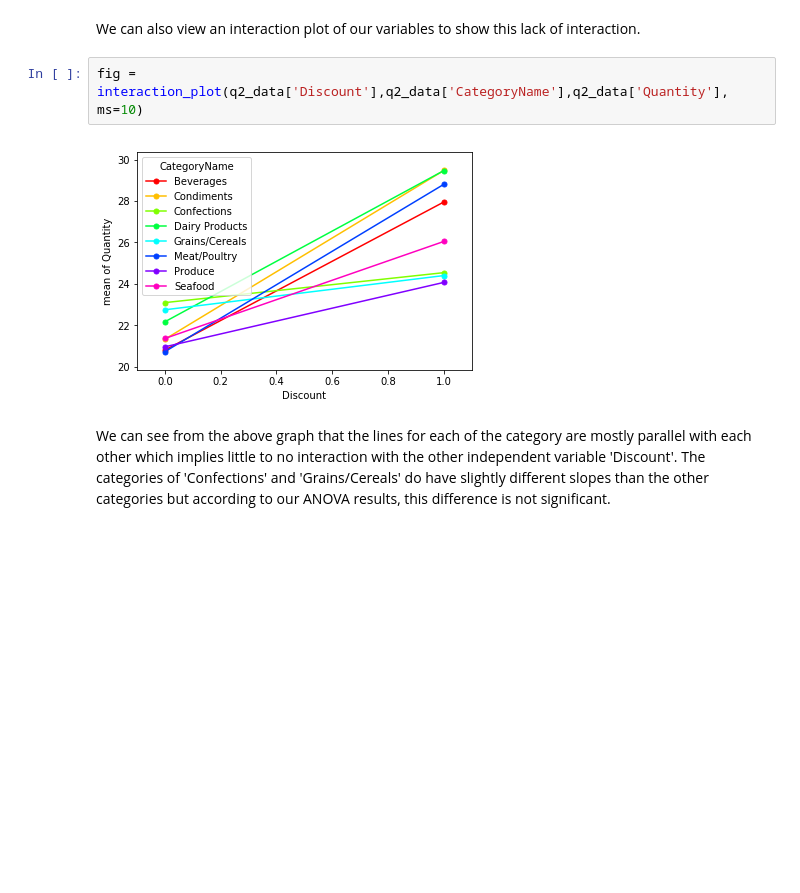
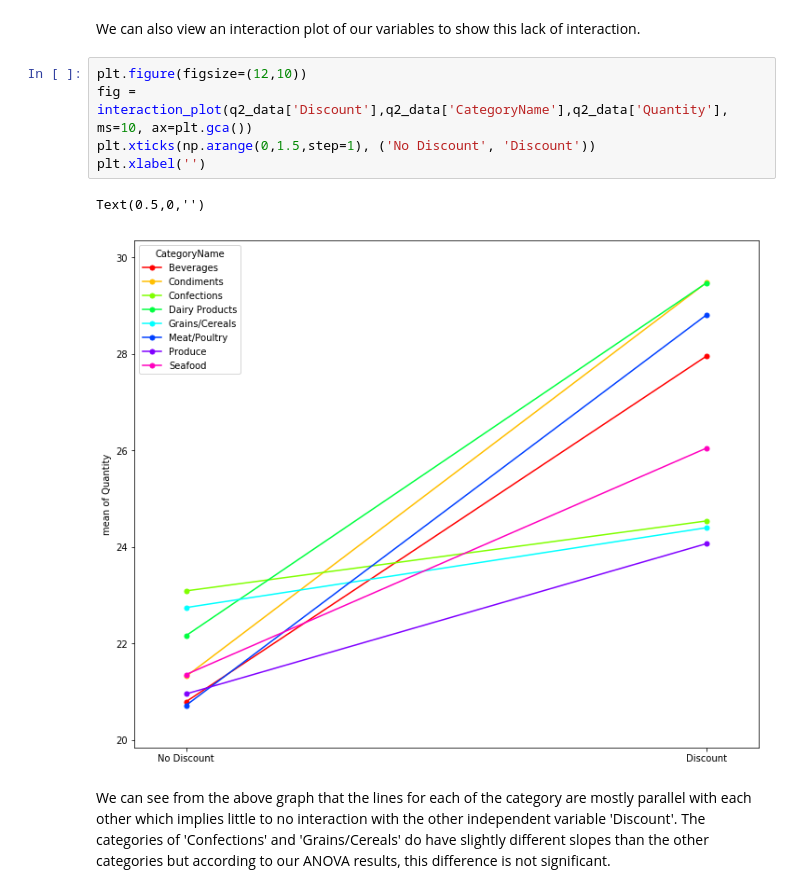
Before and after one commit to matthewsparr/Northwind-Database-Hypothesis-Testing, a Jupyter notebook: project.ipynb, the cells around one changed output. Saved outputs shown, nothing was run; the diff lists cells and outputs as text; blank space fills up the shorter version.

```diff
--- a/project.ipynb
+++ b/project.ipynb
@@ -246,10 +288,14 @@ table
 From the above table we can see that the interaction of 'CategoryName' and 'Discount' has a p-value of ~0.223. Since this is less than our alpha of 0.05, we fail to reject the null hypothesis. From these results, it appears there is no significant difference in quantity of product ordered across the different combinations of category and whether or not a discount is applied.
 # %% [markdown]
 We can also view an interaction plot of our variables to show this lack of interaction.
-# %%
-fig = interaction_plot(q2_data['Discount'],q2_data['CategoryName'],q2_data['Quantity'], ms=10)
-# %% [output]
-[figure, removed]
+# %%
+plt.figure(figsize=(12,10))
+fig = interaction_plot(q2_data['Discount'],q2_data['CategoryName'],q2_data['Quantity'], ms=10, ax=plt.gca())
+plt.xticks(np.arange(0,1.5,step=1), ('No Discount', 'Discount'))
+plt.xlabel('')
+# %% [output]
+Text(0.5,0,'')
+[figure, added]
 # %% [markdown]
 We can see from the above graph that the lines for each of the category are mostly parallel with each other which implies little to no interaction with the other independent variable 'Discount'. The categories of 'Confections' and 'Grains/Cereals' do have slightly different slopes than the other categories but according to our ANOVA results, this difference is not significant.
 # %% [markdown]
```
Also changed, not shown: parts of 9 cells of this notebook.
